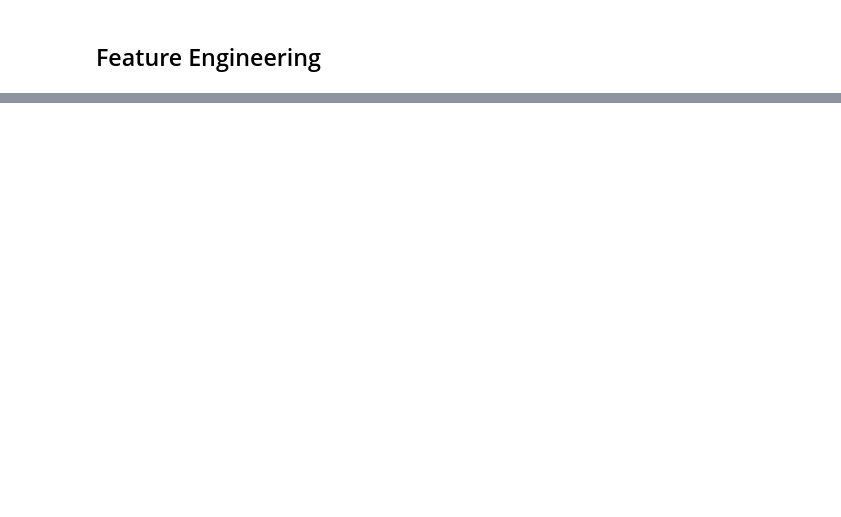
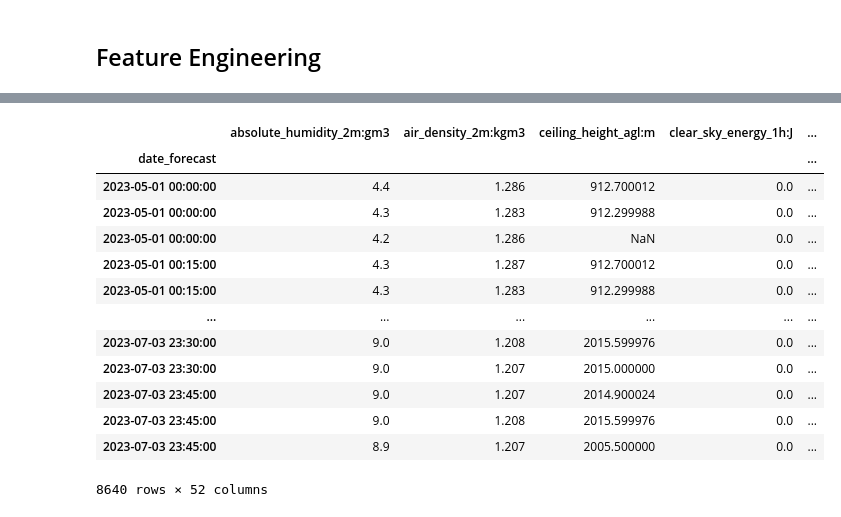
Before and after one commit to stinkyElias/TDT4173-ML, a Jupyter notebook: feature_engineering.ipynb, the cells around one changed output, grey strips where cells are left out. Drawn from its saved outputs; the diff is of its cells as text; code cells hidden in the pictures; blank space fills up the shorter version.

```diff
--- a/feature_engineering.ipynb
+++ b/feature_engineering.ipynb
@@ -121,3 +119,20 @@ Returning transformed dataframe with 18 features
+# %%
+X_test
+# %% [output]
+|  | absolute_humidity_2m:gm3 | air_density_2m:kgm3 | ceiling_height_agl:m | clear_sky_energy_1h:J | ... |
+| date_forecast |  |  |  |  | ... |
+| 2023-05-01 00:00:00 | 4.4 | 1.286 | 912.700012 | 0.0 | ... |
+| 2023-05-01 00:00:00 | 4.3 | 1.283 | 912.299988 | 0.0 | ... |
+| 2023-05-01 00:00:00 | 4.2 | 1.286 | NaN | 0.0 | ... |
+| 2023-05-01 00:15:00 | 4.3 | 1.287 | 912.700012 | 0.0 | ... |
+| 2023-05-01 00:15:00 | 4.3 | 1.283 | 912.299988 | 0.0 | ... |
+| ... | ... | ... | ... | ... | ... |
+| 2023-07-03 23:30:00 | 9.0 | 1.208 | 2015.599976 | 0.0 | ... |
+| 2023-07-03 23:30:00 | 9.0 | 1.207 | 2015.000000 | 0.0 | ... |
+| 2023-07-03 23:45:00 | 9.0 | 1.207 | 2014.900024 | 0.0 | ... |
+| 2023-07-03 23:45:00 | 9.0 | 1.208 | 2015.599976 | 0.0 | ... |
+| 2023-07-03 23:45:00 | 8.9 | 1.207 | 2005.500000 | 0.0 | ... |
+8640 rows × 52 columns
 # %%
 X_test_selected.to_csv('X_test_selected.csv')
 X_train_selected.to_csv('X_train_selected.csv')
```
Also changed, not shown: parts of 2 cells of this notebook, 5 other files.
